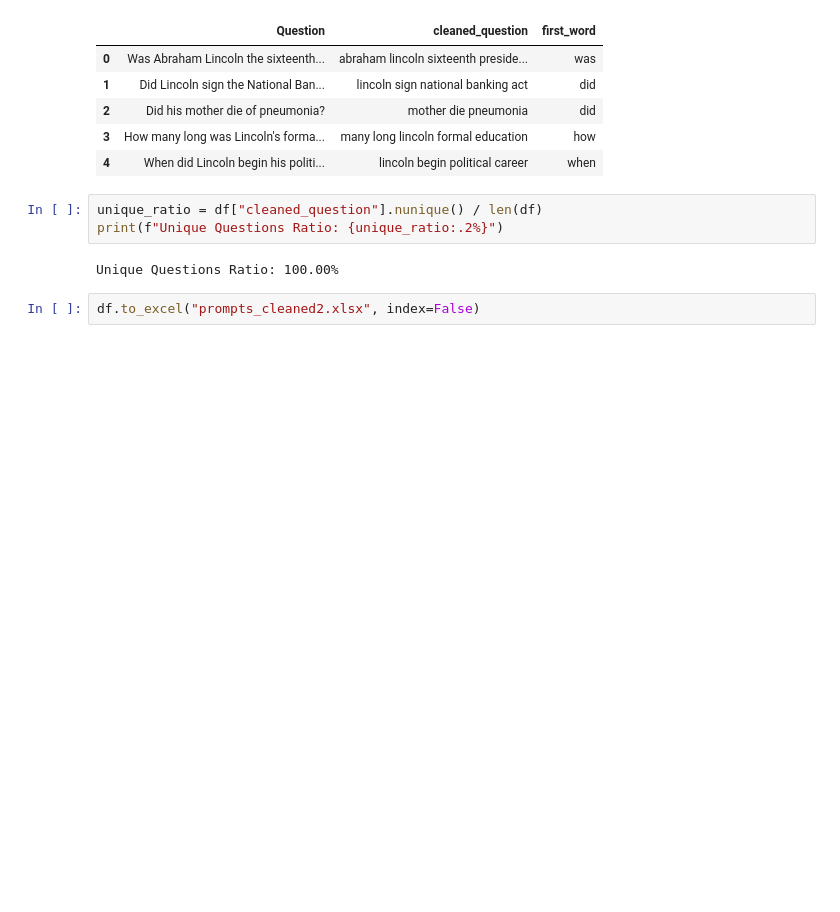
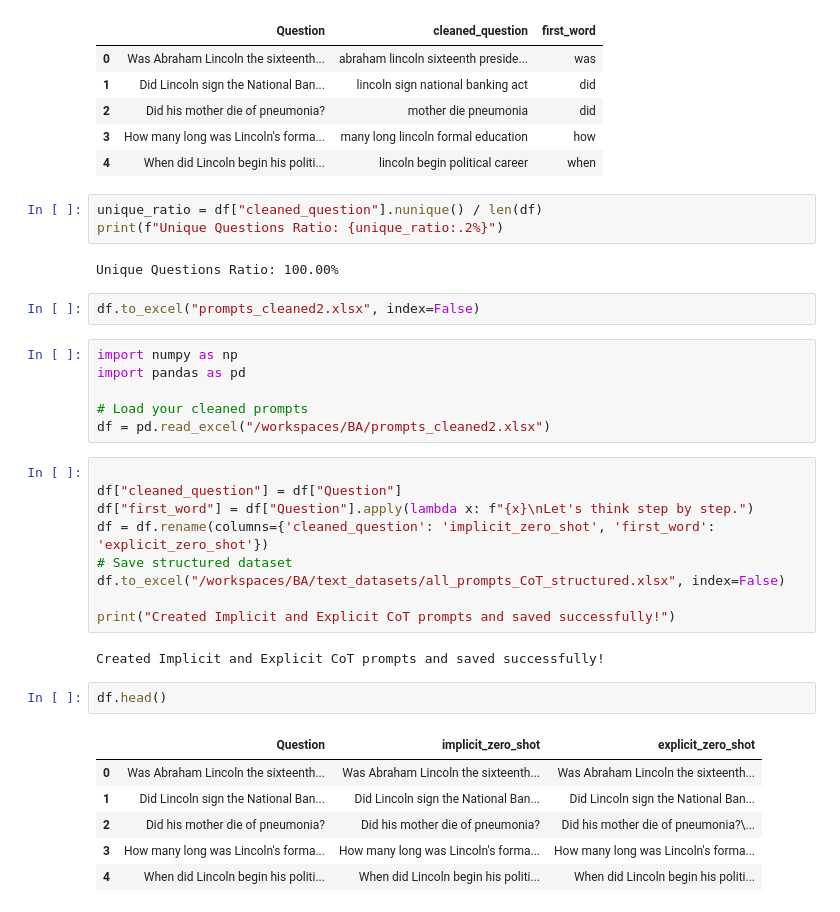
Before and after one commit to M-Prajana/BA, a Jupyter notebook: text_data.ipynb, the cells around one changed output. Cells and saved outputs as stored; diff of their text form; blank space fills up the shorter version.

Commit message:
Zero shot added

```diff
--- a/text_data.ipynb
+++ b/text_data.ipynb
@@ -606,3 +606,29 @@ print(f"Unique Questions Ratio: {unique_ratio:.2%}")
 Unique Questions Ratio: 100.00%
 # %%
 df.to_excel("prompts_cleaned2.xlsx", index=False)
+# %%
+import numpy as np
+import pandas as pd
+
+# Load your cleaned prompts
+df = pd.read_excel("/workspaces/BA/prompts_cleaned2.xlsx")
+# %%
+
+df["cleaned_question"] = df["Question"]
+df["first_word"] = df["Question"].apply(lambda x: f"{x}\nLet's think step by step.")
+df = df.rename(columns={'cleaned_question': 'implicit_zero_shot', 'first_word': 'explicit_zero_shot'})
+# Save structured dataset
+df.to_excel("/workspaces/BA/text_datasets/all_prompts_CoT_structured.xlsx", index=False)
+
+print("Created Implicit and Explicit CoT prompts and saved successfully!")
+# %% [output]
+Created Implicit and Explicit CoT prompts and saved successfully!
+# %%
+df.head()
+# %% [output]
+|  | Question | implicit_zero_shot | explicit_zero_shot |
+| 0 | Was Abraham Lincoln the sixteenth... | Was Abraham Lincoln the sixteenth... | Was Abraham Lincoln the sixteenth... |
+| 1 | Did Lincoln sign the National Ban... | Did Lincoln sign the National Ban... | Did Lincoln sign the National Ban... |
+| 2 | Did his mother die of pneumonia? | Did his mother die of pneumonia? | Did his mother die of pneumonia?\... |
+| 3 | How many long was Lincoln's forma... | How many long was Lincoln's forma... | How many long was Lincoln's forma... |
+| 4 | When did Lincoln begin his politi... | When did Lincoln begin his politi... | When did Lincoln begin his politi... |
```
Also changed, not shown: 1 other file.
